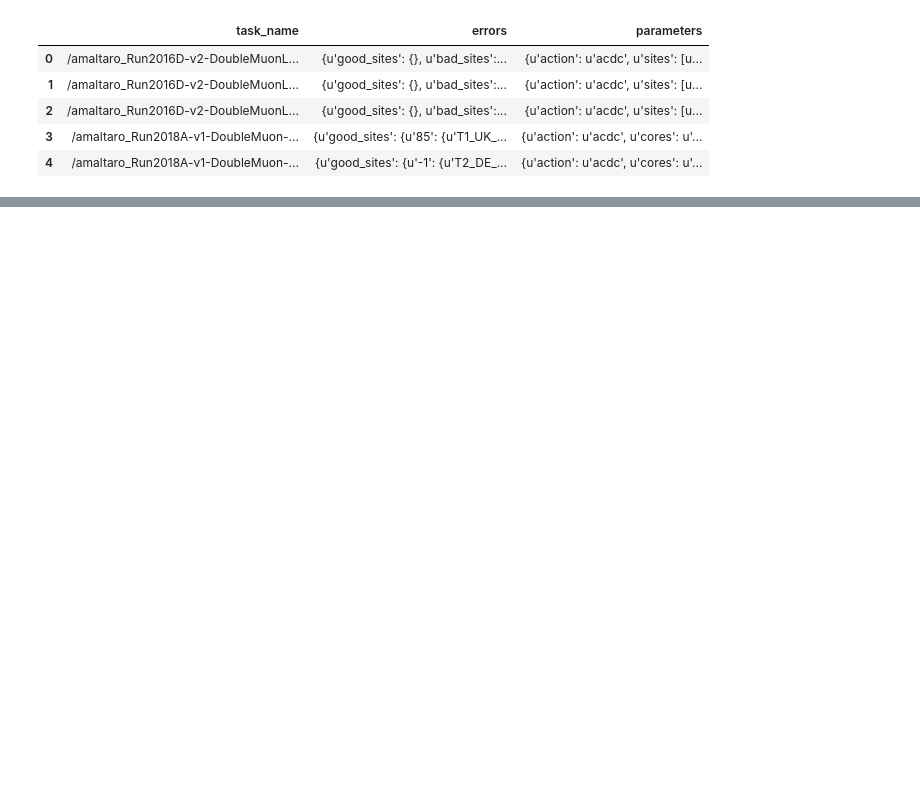
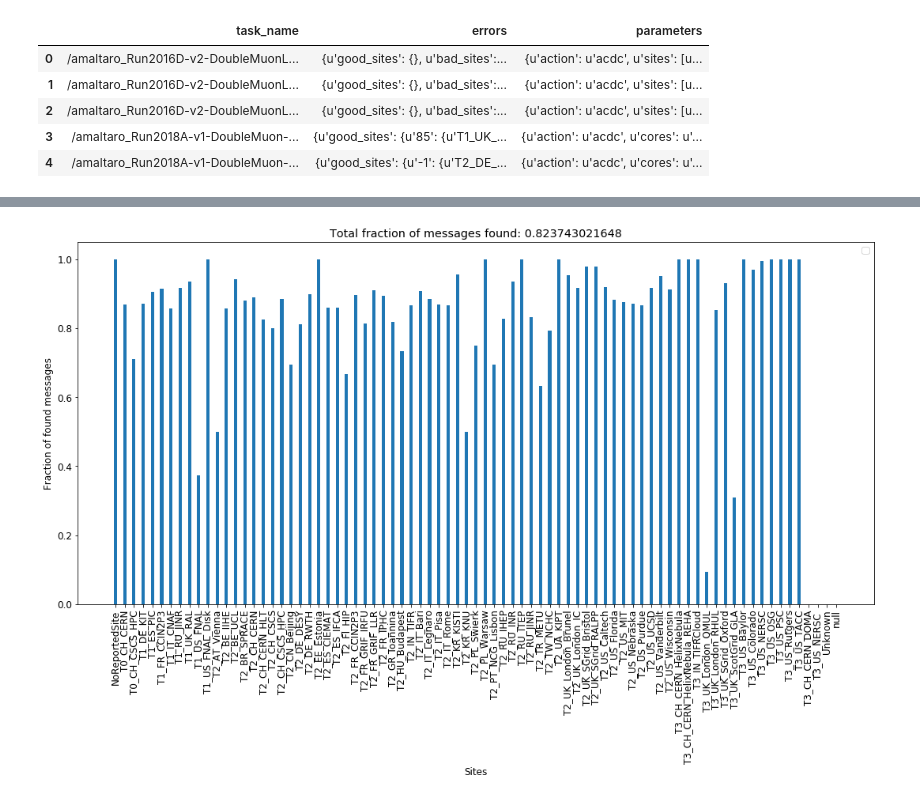
Before and after one commit to llayer/AIErrorLogAnalysis, a Jupyter notebook: spark/create_actionshistory_keys.ipynb, the cells around one changed output, grey strips where cells are left out. Saved outputs shown, nothing was run; the diff lists cells and outputs as text; code cells hidden in the pictures; blank space fills up the shorter version.

```diff
--- a/spark/create_actionshistory_keys.ipynb
+++ b/spark/create_actionshistory_keys.ipynb
@@ -73,0 +191,21 @@ print len(keys)
+# %%
+def plot_found_messages(df_merged, col):
+
+    df_has_msg = df_merged[df_merged['error_msg'].isna() == False]
+    df_no_msg = df_merged[df_merged['error_msg'].isna() == True]
+
+    frac = float(len(df_has_msg)) / float(len(df_merged))
+
+    error_has_msg = df_has_msg['task_name'].groupby([df_has_msg[col]]).size().to_frame('has_msg')
+    error_no_msg = df_no_msg['task_name'].groupby([df_no_msg[col]]).size().to_frame('no_msg')
+
+    merged = pd.merge(error_has_msg , error_no_msg, on = [col], how='outer').fillna(0.).reset_index()
+
+    def get_frac(row):
+
+        has_msg = row['has_msg']
+        no_msg = row['no_msg']
+        return has_msg / float(has_msg + no_msg)
+
+    merged['frac'] = merged.apply(lambda x: get_frac(x), axis=1)
+    return merged, frac
@@ -73,0 +243,25 @@ print len(keys)
+# %%
+sites, frac = plot_found_messages(df, 'site')
+# %%
+labels = sites.site
+x = np.arange(len(labels))
+y = sites.frac
+width = 0.35
+
+fig, ax = plt.subplots(figsize=(15,10))
+rects1 = ax.bar(x, y, width)
+
+# Add some text for labels, title and custom x-axis tick labels, etc.
+ax.set_xlabel('Sites')
+ax.set_ylabel('Fraction of found messages')
+ax.set_title('Total fraction of messages found: ' + str(frac))
+#ax.set_xticks(x)
+#ax.set_xticklabels(labels)
+plt.xticks(x, labels, rotation='vertical')
+ax.legend()
+
+fig.tight_layout()
+
+plt.show()
+# %% [output]
+[figure, added]
```
Also changed, not shown: parts of 28 cells of this notebook, 1 other file.
